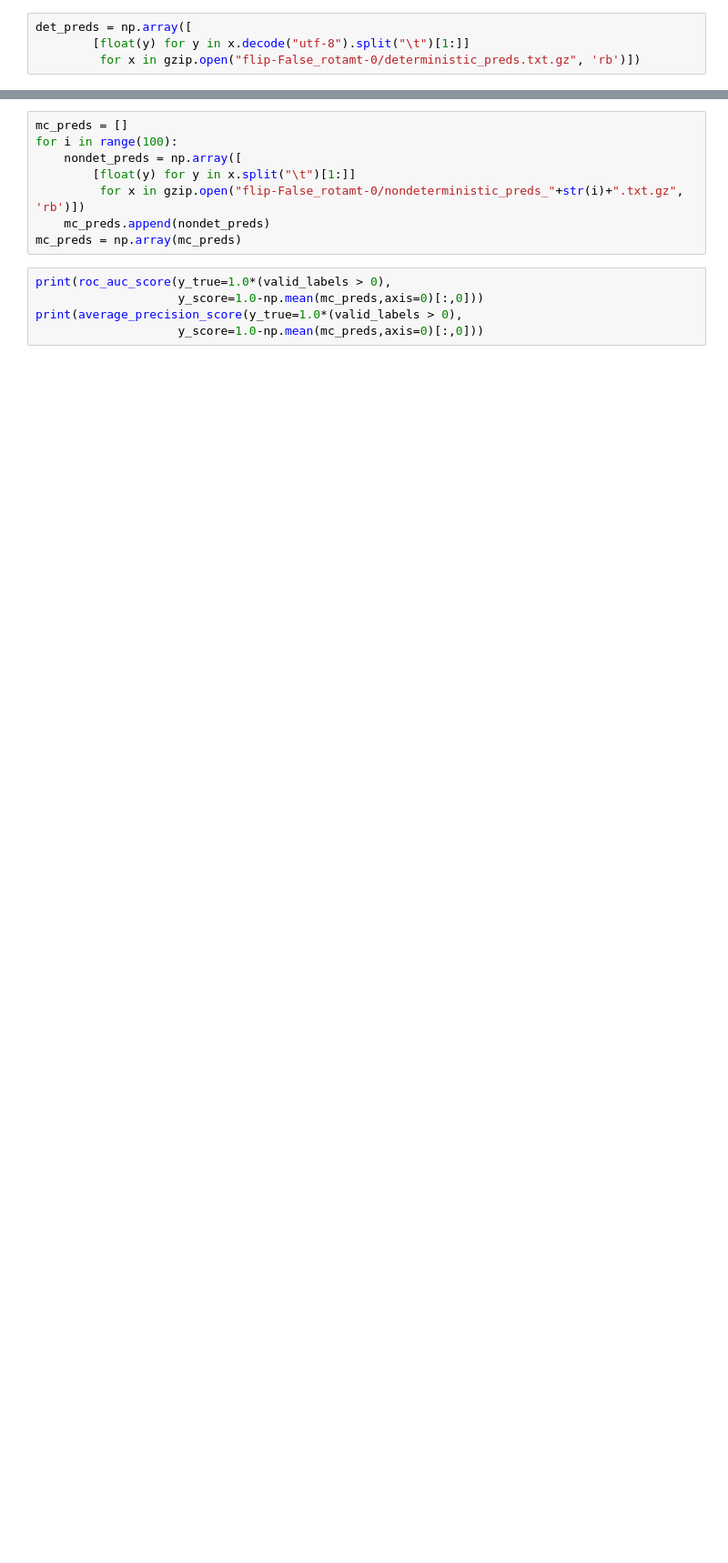
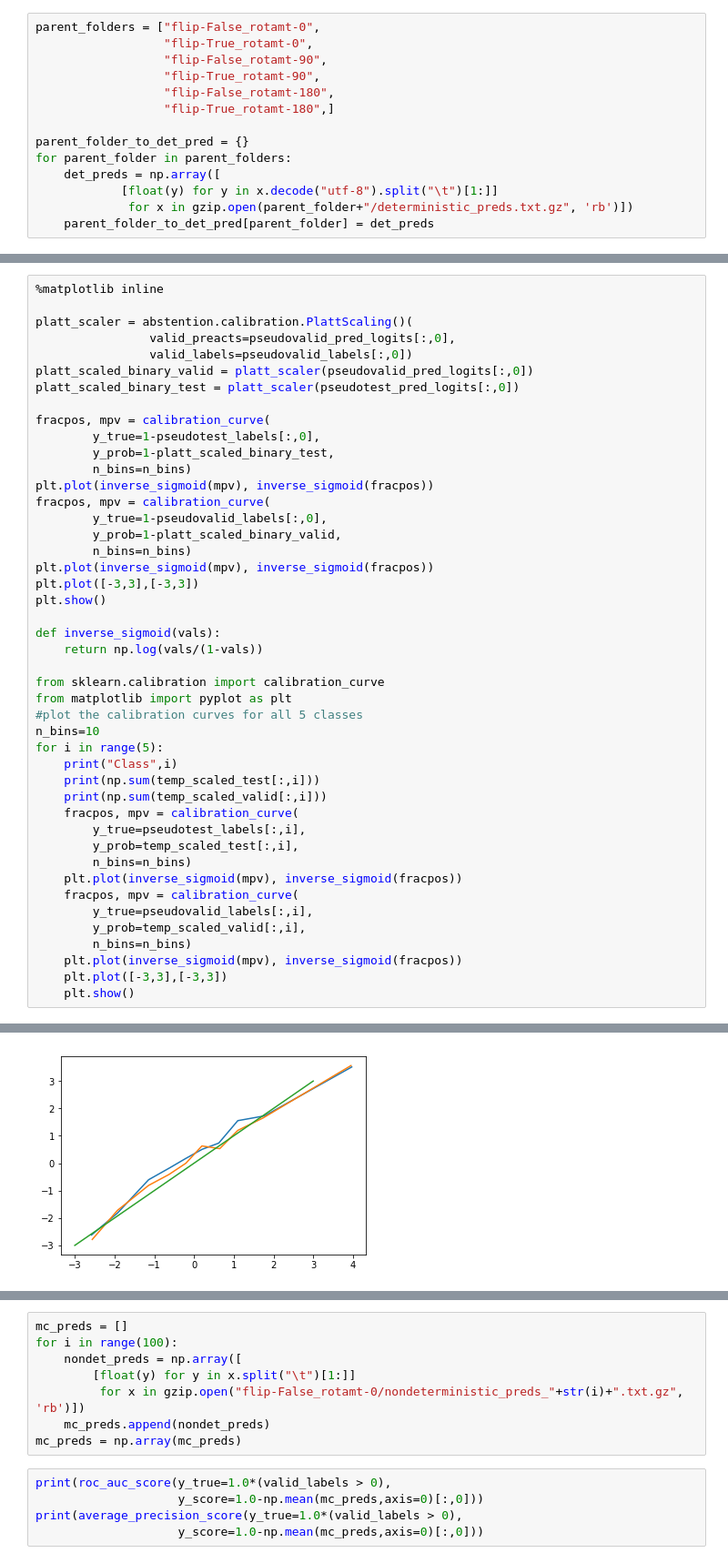
Before and after one commit to kundajelab/kaggle_diabetic_retinopathy, a Jupyter notebook: notebooks/StudyValidSetPredictions.ipynb, the cells around one changed output, grey strips where cells are left out. Shown at 91% size. Saved outputs shown, nothing was run; the diff lists cells and outputs as text; blank space fills up the shorter version.

```diff
--- a/notebooks/StudyValidSetPredictions.ipynb
+++ b/notebooks/StudyValidSetPredictions.ipynb
@@ -6,4 +11,14 @@ valid_labels = np.array([float(x.decode("utf-8").split("\t")[1]) for x in gzip.o
 # %%
-det_preds = np.array([
-        [float(y) for y in x.decode("utf-8").split("\t")[1:]]
-         for x in gzip.open("flip-False_rotamt-0/deterministic_preds.txt.gz", 'rb')])
+parent_folders = ["flip-False_rotamt-0",
+                  "flip-True_rotamt-0",
+                  "flip-False_rotamt-90",
+                  "flip-True_rotamt-90",
+                  "flip-False_rotamt-180",
+                  "flip-True_rotamt-180",]
+
+parent_folder_to_det_pred = {}
+for parent_folder in parent_folders:
+    det_preds = np.array([
+            [float(y) for y in x.decode("utf-8").split("\t")[1:]]
+             for x in gzip.open(parent_folder+"/deterministic_preds.txt.gz", 'rb')])
+    parent_folder_to_det_pred[parent_folder] = det_preds
@@ -9,0 +180,46 @@ det_preds = np.array([
+# %%
+%matplotlib inline
+
+platt_scaler = abstention.calibration.PlattScaling()(
+                valid_preacts=pseudovalid_pred_logits[:,0],
+                valid_labels=pseudovalid_labels[:,0])
+platt_scaled_binary_valid = platt_scaler(pseudovalid_pred_logits[:,0])
+platt_scaled_binary_test = platt_scaler(pseudotest_pred_logits[:,0])
+
+fracpos, mpv = calibration_curve(
+        y_true=1-pseudotest_labels[:,0],
+        y_prob=1-platt_scaled_binary_test,
+        n_bins=n_bins)
+plt.plot(inverse_sigmoid(mpv), inverse_sigmoid(fracpos))
+fracpos, mpv = calibration_curve(
+        y_true=1-pseudovalid_labels[:,0],
+        y_prob=1-platt_scaled_binary_valid,
+        n_bins=n_bins)
+plt.plot(inverse_sigmoid(mpv), inverse_sigmoid(fracpos))
+plt.plot([-3,3],[-3,3])
+plt.show()
+
+def inverse_sigmoid(vals):
+    return np.log(vals/(1-vals))
+
+from sklearn.calibration import calibration_curve
+from matplotlib import pyplot as plt
+#plot the calibration curves for all 5 classes
+n_bins=10
+for i in range(5):
+    print("Class",i)
+    print(np.sum(temp_scaled_test[:,i]))
+    print(np.sum(temp_scaled_valid[:,i]))
+    fracpos, mpv = calibration_curve(
+        y_true=pseudotest_labels[:,i],
+        y_prob=temp_scaled_test[:,i],
+        n_bins=n_bins)
+    plt.plot(inverse_sigmoid(mpv), inverse_sigmoid(fracpos))
+    fracpos, mpv = calibration_curve(
+        y_true=pseudovalid_labels[:,i],
+        y_prob=temp_scaled_valid[:,i],
+        n_bins=n_bins)
+    plt.plot(inverse_sigmoid(mpv), inverse_sigmoid(fracpos))
+    plt.plot([-3,3],[-3,3])
+    plt.show()
+# %% [output]
@@ -9,0 +227 @@ det_preds = np.array([
+[figure, added]
```
Also changed, not shown: parts of 9 cells of this notebook, 1 other file.
